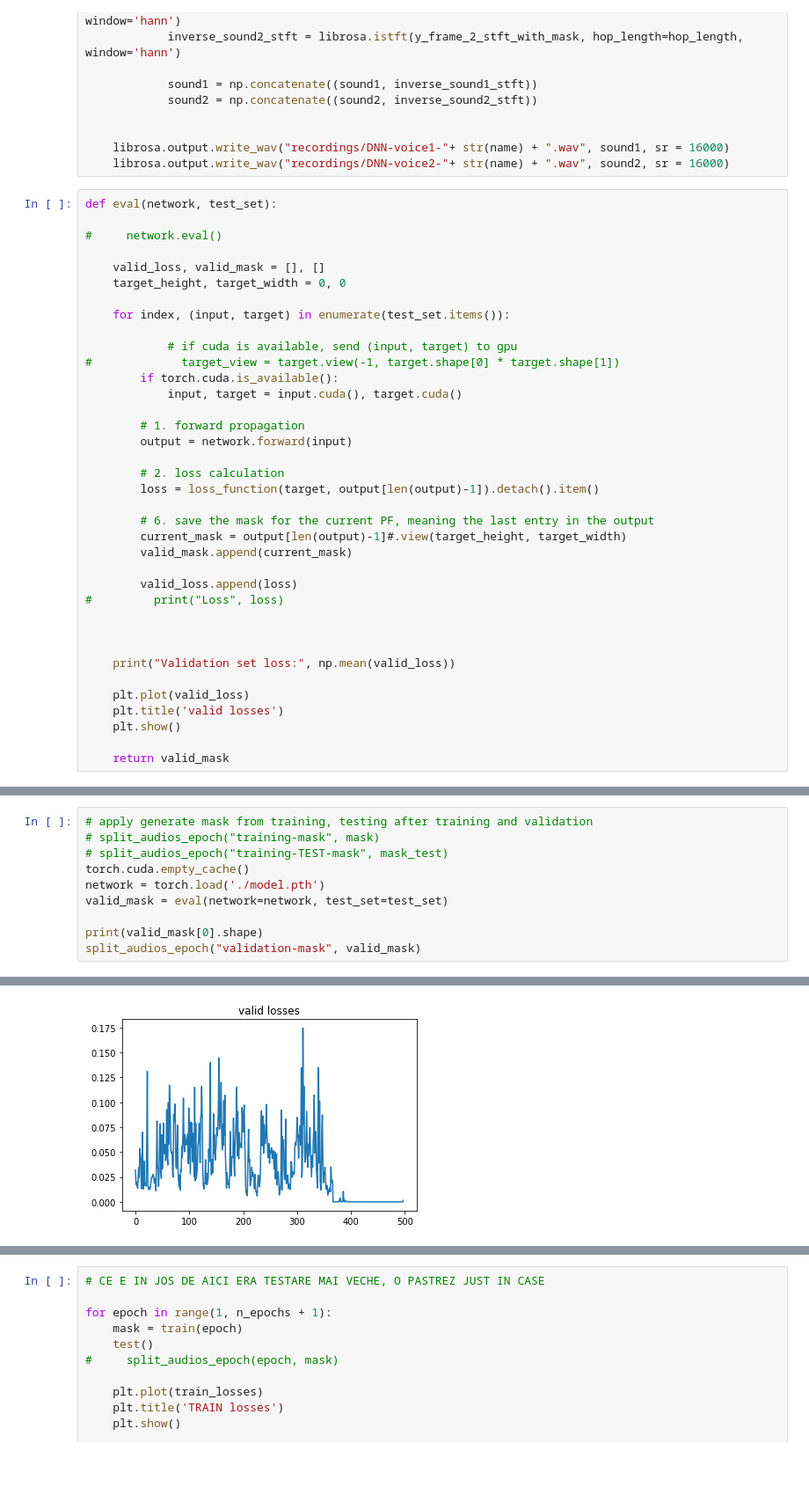
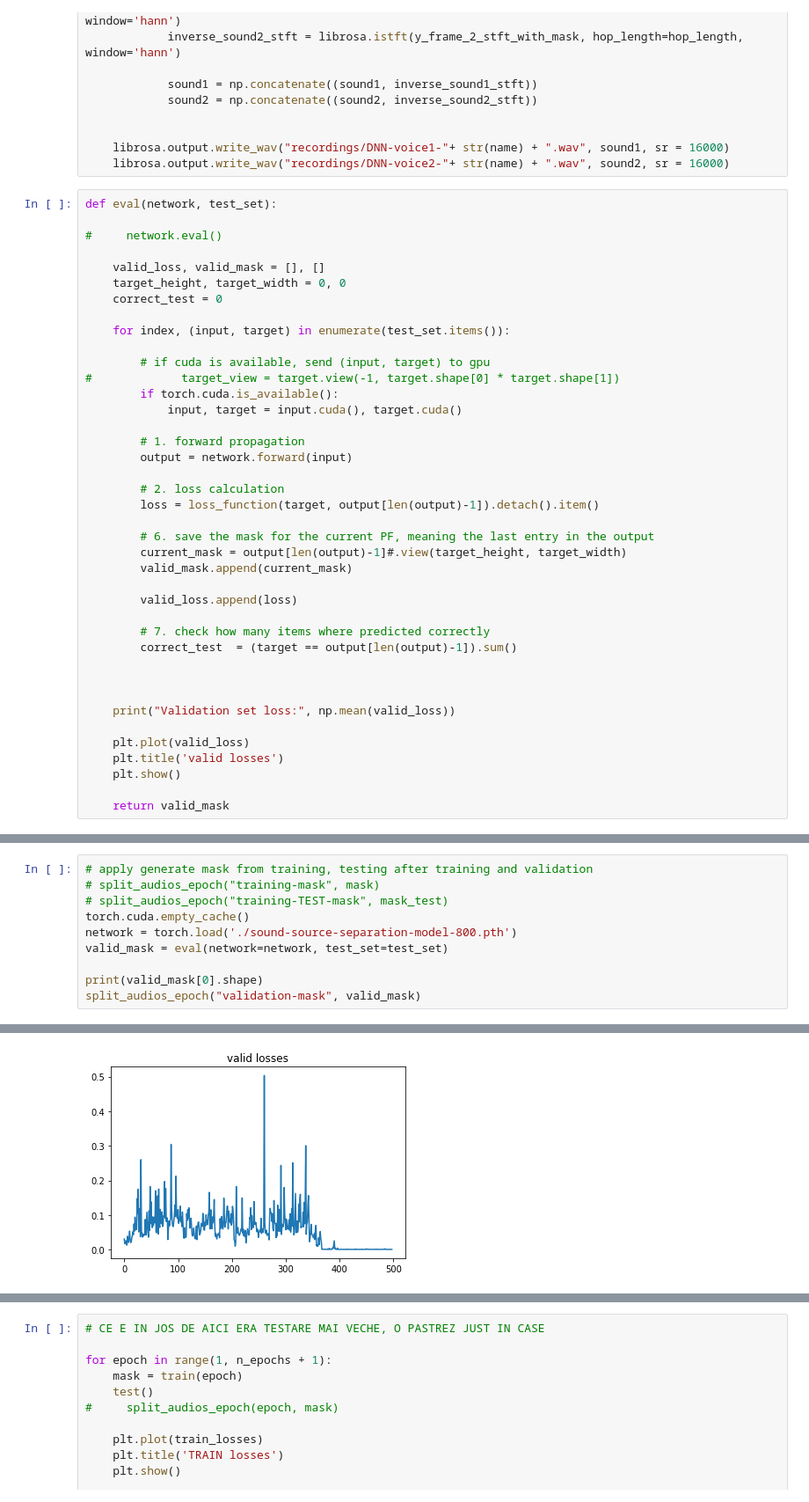
Before and after one commit to DianaPredoiu/sound-source-separation, a Jupyter notebook: sound-source-separation-network.ipynb, the cells around one changed output, grey strips where cells are left out. Shown: that part at 88% size. Drawn from its saved outputs; the diff is of its cells as text; blank space fills up the shorter version.

Commit message:
Added saved model for network

```diff
--- a/sound-source-separation-network.ipynb
+++ b/sound-source-separation-network.ipynb
@@ -439,10 +441,11 @@ def eval(network, test_set):
 
     valid_loss, valid_mask = [], []
     target_height, target_width = 0, 0
+    correct_test = 0
 
     for index, (input, target) in enumerate(test_set.items()):
 
-            # if cuda is available, send (input, target) to gpu
+        # if cuda is available, send (input, target) to gpu
 #             target_view = target.view(-1, target.shape[0] * target.shape[1])
         if torch.cuda.is_available():
             input, target = input.cuda(), target.cuda()
@@ -458,7 +461,9 @@ def eval(network, test_set):
         valid_mask.append(current_mask)
 
         valid_loss.append(loss)
-#         print("Loss", loss)
+
+        # 7. check how many items where predicted correctly
+        correct_test  = (target == output[len(output)-1]).sum()
 
 
 
@@ -513,7 +517,7 @@ torch.Size([513, 21])
 # split_audios_epoch("training-mask", mask)
 # split_audios_epoch("training-TEST-mask", mask_test)
 torch.cuda.empty_cache()
-network = torch.load('./model.pth')
+network = torch.load('./sound-source-separation-model-800.pth')
 valid_mask = eval(network=network, test_set=test_set)
 
 print(valid_mask[0].shape)
@@ -523,4 +527,4 @@ Validation set loss: 0.03483397478874761
-[figure, old version]
+[figure, new version]
 torch.Size([513, 21])
 # %%
 # CE E IN JOS DE AICI ERA TESTARE MAI VECHE, O PASTREZ JUST IN CASE
```
Also changed, not shown: parts of 4 cells of this notebook, 7 other files.
